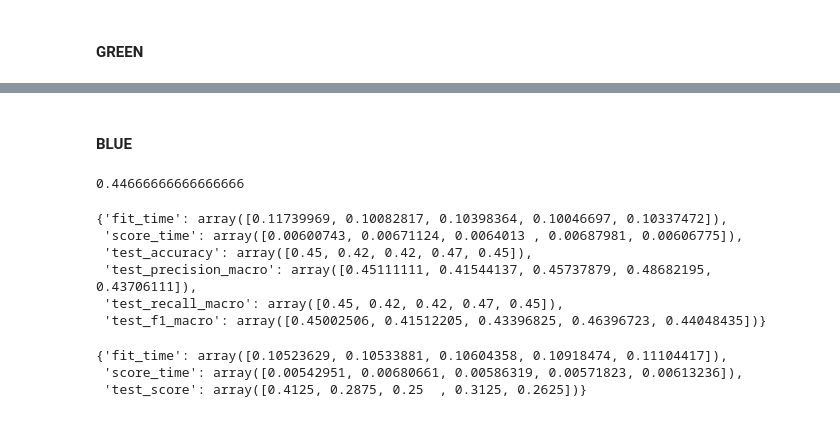
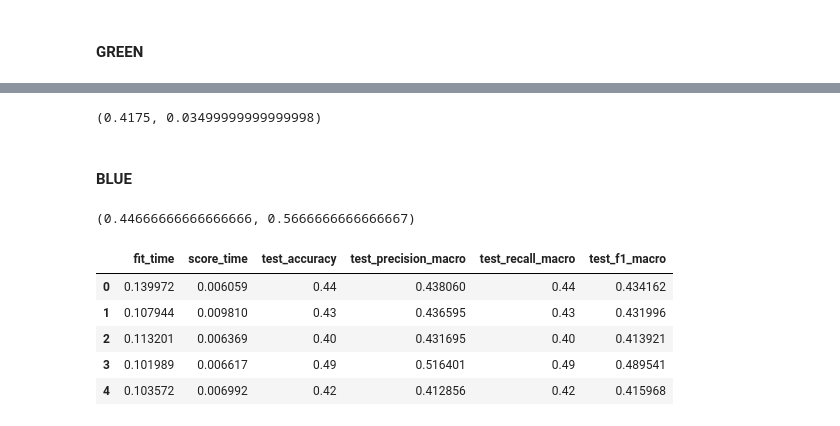
Before and after one commit to viniciusmwen/Computacional, a Jupyter notebook: Atividade07/pre.ipynb, the cells around one changed output, grey strips where cells are left out. Cells and saved outputs as stored; diff of their text form; code cells hidden in the pictures.

```diff
--- a/Atividade07/pre.ipynb
+++ b/Atividade07/pre.ipynb
@@ -487,3 +534,7 @@ scoresRfKappa_Green['test_score'].mean(), scoresRfKappa_Green['test_score'].std(
+# %%
+scoresRfKappa_Green_Trans['test_score'].mean(), scoresRfKappa_Green_Trans['test_score'].std()
+# %% [output]
+(0.4175, 0.03499999999999998)
 # %% [markdown]
 #### BLUE
 # %%
@@ -491,19 +543,13 @@ acRf_Blue, scoresRf_Blue, scoresRfKappa_Blue = crossValidationRF(rBlue, labelsIn
 # %%
-acRf_Blue
+acRf_Blue, acRf_Blue_trans
 # %% [output]
-0.44666666666666666
+(0.44666666666666666, 0.5666666666666667)
-# %%
-scoresRf_Blue
-# %% [output]
-{'fit_time': array([0.11739969, 0.10082817, 0.10398364, 0.10046697, 0.10337472]),
- 'score_time': array([0.00600743, 0.00671124, 0.0064013 , 0.00687981, 0.00606775]),
- 'test_accuracy': array([0.45, 0.42, 0.42, 0.47, 0.45]),
- 'test_precision_macro': array([0.45111111, 0.41544137, 0.45737879, 0.48682195, 0.43706111]),
- 'test_recall_macro': array([0.45, 0.42, 0.42, 0.47, 0.45]),
- 'test_f1_macro': array([0.45002506, 0.41512205, 0.43396825, 0.46396723, 0.44048435])}
-# %%
-scoresRfKappa_Blue
-# %% [output]
-{'fit_time': array([0.10523629, 0.10533881, 0.10604358, 0.10918474, 0.11104417]),
- 'score_time': array([0.00542951, 0.00680661, 0.00586319, 0.00571823, 0.00613236]),
- 'test_score': array([0.4125, 0.2875, 0.25  , 0.3125, 0.2625])}
+# %%
+pd.DataFrame(scoresRf_Blue)
+# %% [output]
+|  | fit_time | score_time | test_accuracy | test_precision_macro | test_recall_macro | test_f1_macro |
+| 0 | 0.139972 | 0.006059 | 0.44 | 0.438060 | 0.44 | 0.434162 |
+| 1 | 0.107944 | 0.009810 | 0.43 | 0.436595 | 0.43 | 0.431996 |
+| 2 | 0.113201 | 0.006369 | 0.40 | 0.431695 | 0.40 | 0.413921 |
+| 3 | 0.101989 | 0.006617 | 0.49 | 0.516401 | 0.49 | 0.489541 |
+| 4 | 0.103572 | 0.006992 | 0.42 | 0.412856 | 0.42 | 0.415968 |
```
Also changed, not shown: parts of 27 cells of this notebook.
